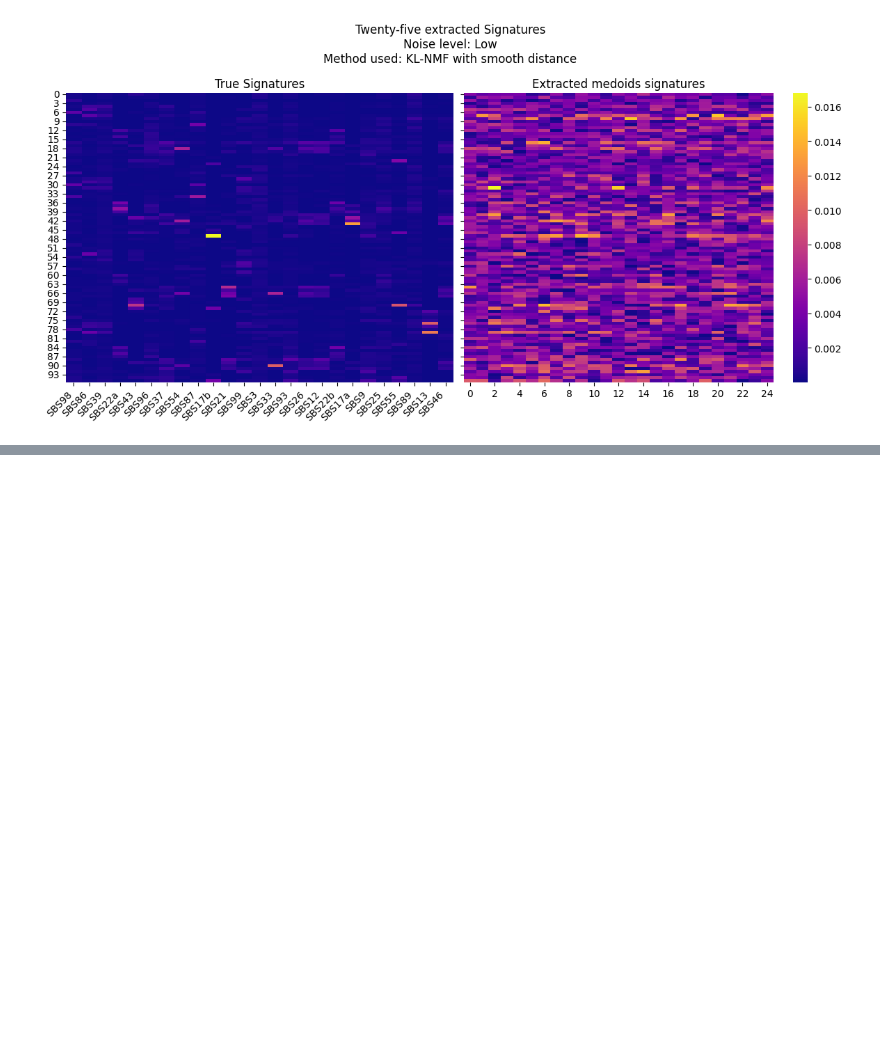
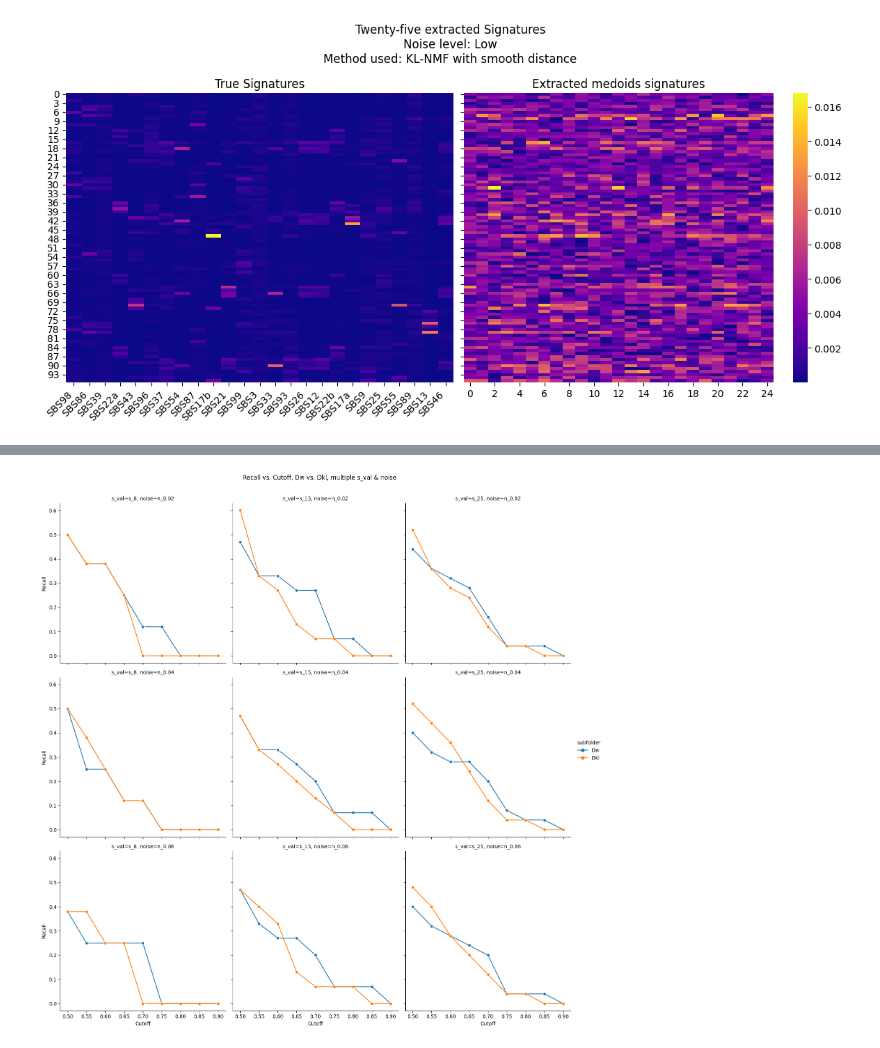
Before and after one commit to Jolijn2020/Mutational_Signatures, a Jupyter notebook: Evaluation_final_clean.ipynb, the cells around one changed output, grey strips where cells are left out. Drawn from its saved outputs; the diff is of its cells as text; code cells hidden in the pictures; blank space fills up the shorter version.

```diff
--- a/Evaluation_final_clean.ipynb
+++ b/Evaluation_final_clean.ipynb
@@ -1257,0 +1551,26 @@ plot_all_runs_similarity(
+# %%
+df = collect_metric_vs_cutoff_detailed(
+    root_dir="results_csv_clean",
+    s_values=["s_8","s_15","s_25"],
+    distances=["uniform"],
+    noise_values=["n_0.02","n_0.04","n_0.06"],
+    subfolders=("Dw","Dkl"),
+    cutoff_range=[0.5,0.55,0.6,0.65, 0.7,0.75, 0.8,0.85, 0.9],
+    metric="recall"
+)
+
+g = sns.relplot(
+    data=df,
+    x="cutoff", y="metric_value",
+    hue="subfolder",   # Dw vs. Dkl
+    col="s_val",       # s_8 vs. s_15 => columns
+    row="noise",       # n_0.02 vs. n_0.04 => rows
+    kind="line", marker="o"
+)
+g.set_titles("s_val={col_name}, noise={row_name}")
+g.set_xlabels("Cutoff")
+g.set_ylabels("Recall")
+g.fig.suptitle("Recall vs. Cutoff, Dw vs. Dkl, multiple s_val & noise", y=1.03)
+plt.show()
+# %% [output]
+[figure, added]
```
Also changed, not shown: parts of 10 cells of this notebook.
